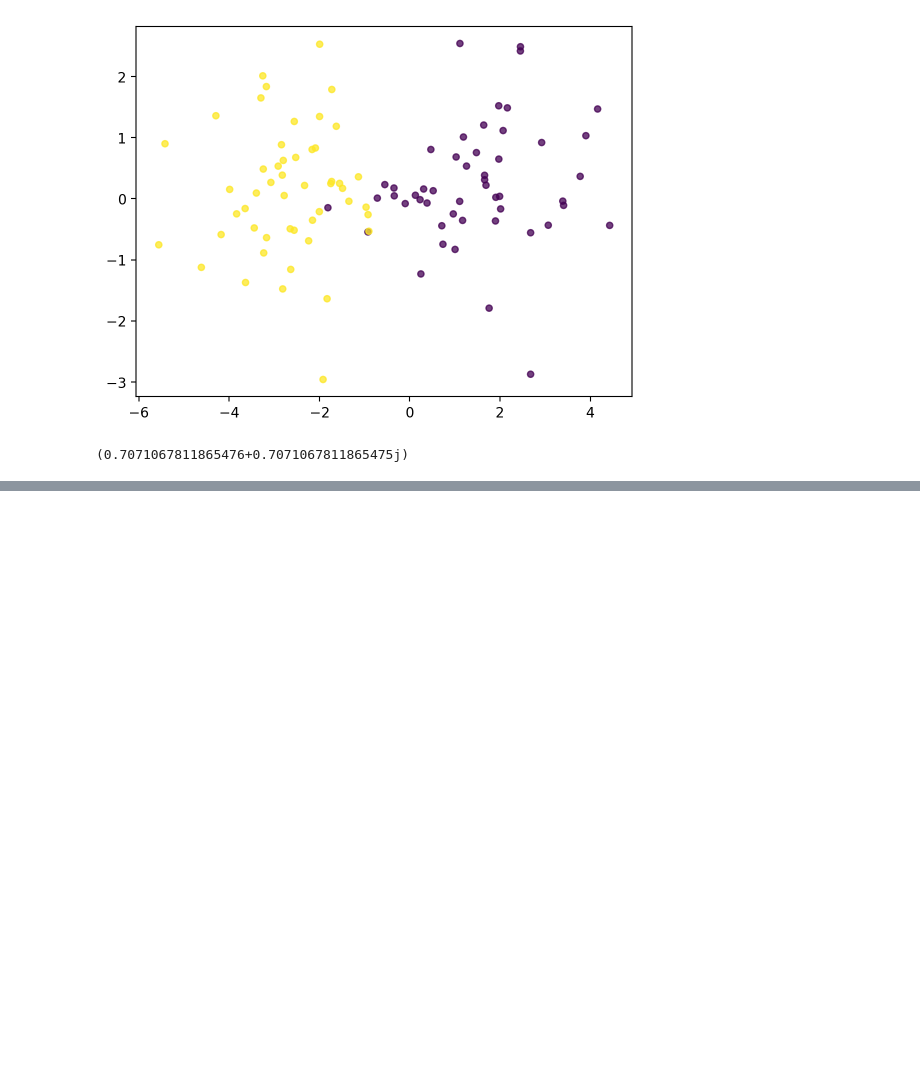
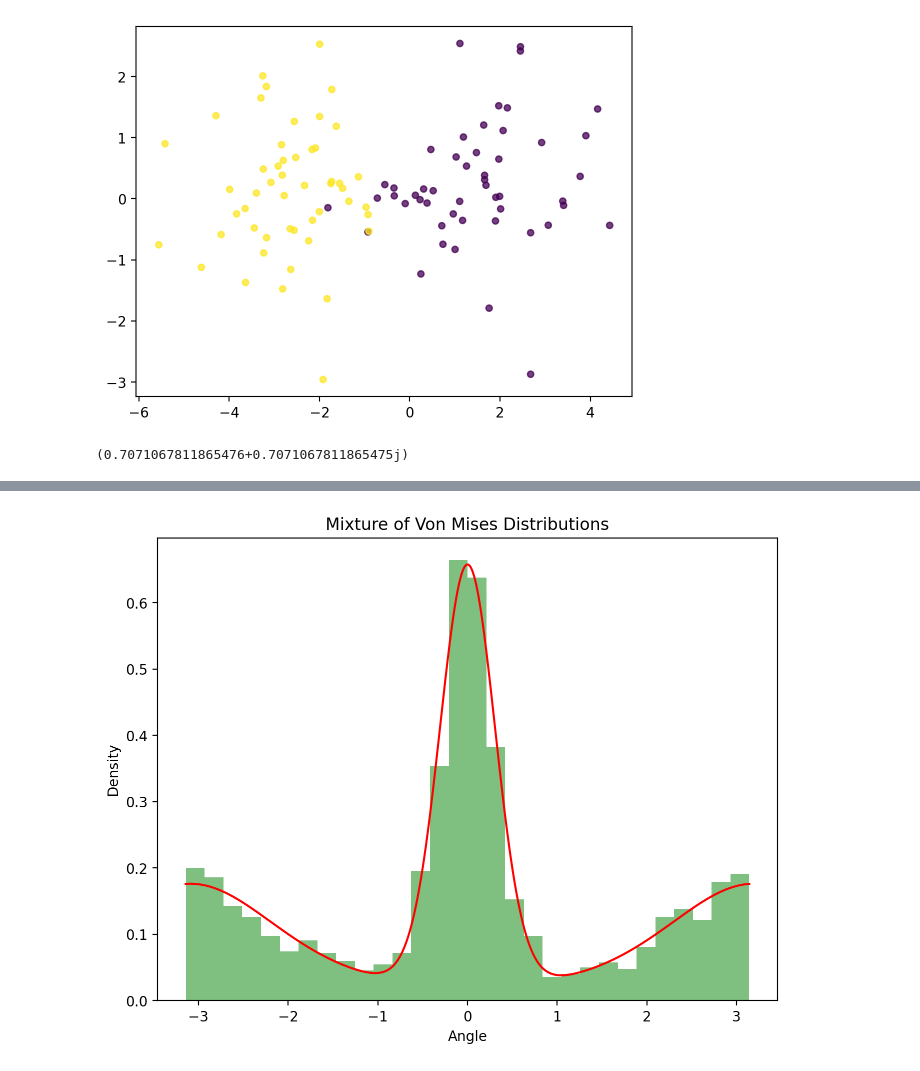
Before and after one commit to AurelienNioche/MAppAnalysis, a Jupyter notebook: notebooks/generics/trials.ipynb, the cells around one changed output, grey strips where cells are left out. Drawn from its saved outputs; the diff is of its cells as text; code cells hidden in the pictures; blank space fills up the shorter version.

```diff
--- a/notebooks/generics/trials.ipynb
+++ b/notebooks/generics/trials.ipynb
@@ -212,0 +261,13 @@ print(z)
+# %%
+# Plot the histogram of the data
+plt.figure(figsize=(8, 6))
+plt.hist(data, bins=30, density=True, alpha=0.5, color='g')
+
+# Plot the density
+plt.plot(angles, density, 'r-')
+plt.title('Mixture of Von Mises Distributions')
+plt.xlabel('Angle')
+plt.ylabel('Density')
+plt.show()
+# %% [output]
+[figure, added]
```
Also changed, not shown: parts of 4 cells of this notebook, 3 other files.
